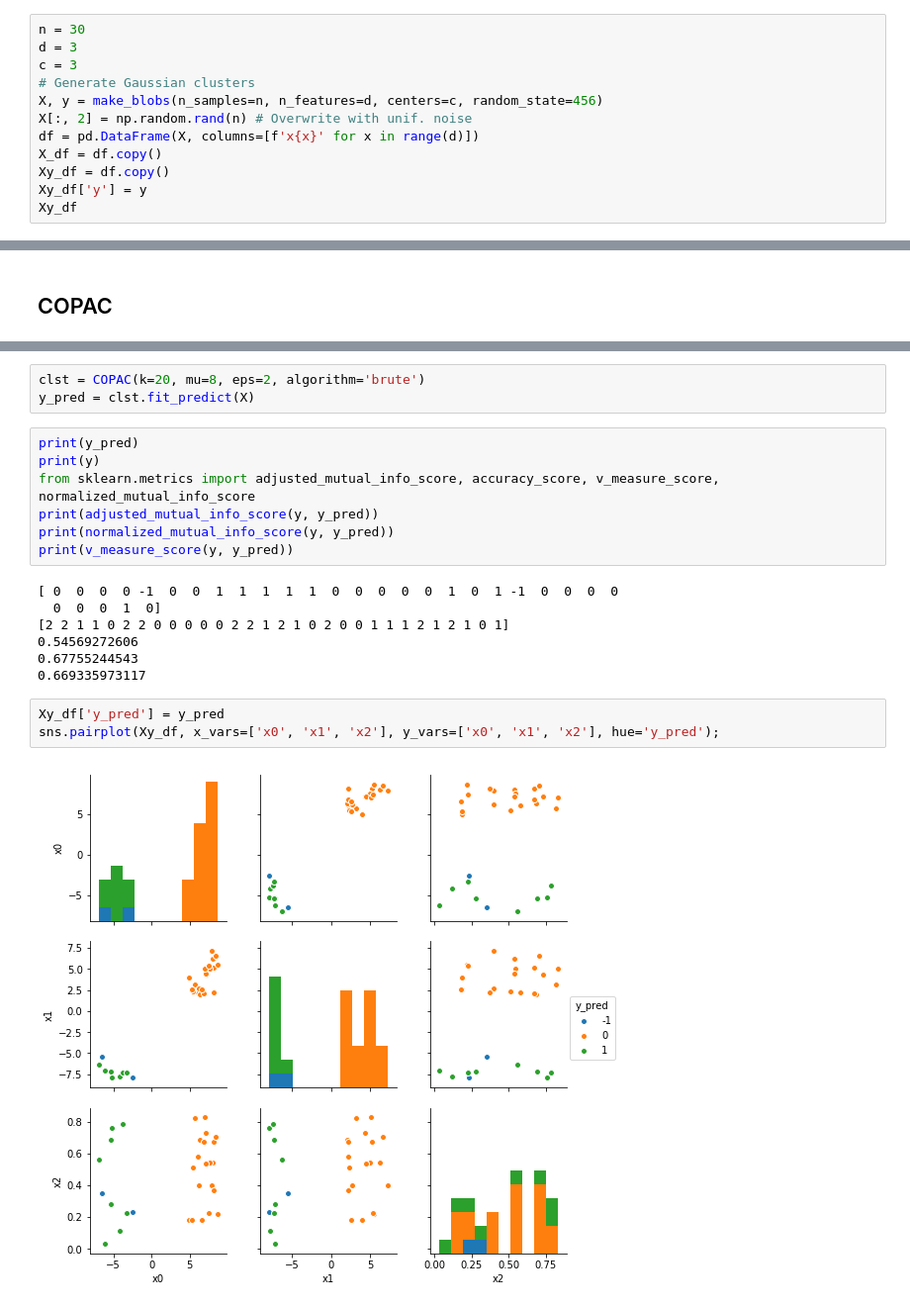
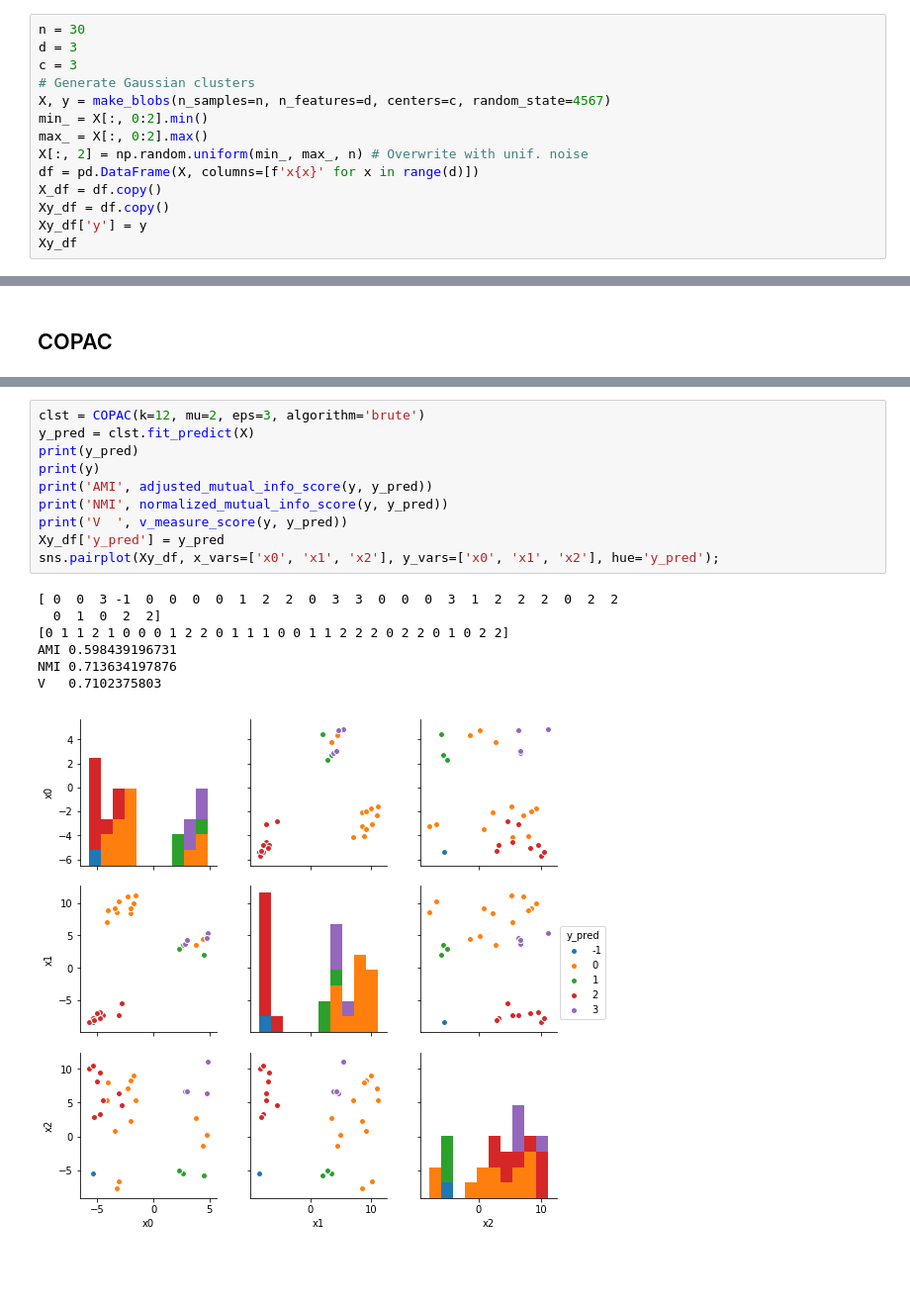
Before and after one commit to VarIr/copac, a Jupyter notebook: snippets.ipynb, the cells around one changed output, grey strips where cells are left out. Shown at 99% size. Saved outputs shown, nothing was run; the diff lists cells and outputs as text; blank space fills up the shorter version.

```diff
--- a/snippets.ipynb
+++ b/snippets.ipynb
@@ -59,8 +62,10 @@ n = 30
 d = 3
 c = 3
 # Generate Gaussian clusters
-X, y = make_blobs(n_samples=n, n_features=d, centers=c, random_state=456)
-X[:, 2] = np.random.rand(n) # Overwrite with unif. noise
+X, y = make_blobs(n_samples=n, n_features=d, centers=c, random_state=4567)
+min_ = X[:, 0:2].min()
+max_ = X[:, 0:2].max()
+X[:, 2] = np.random.uniform(min_, max_, n) # Overwrite with unif. noise
 df = pd.DataFrame(X, columns=[f'x{x}' for x in range(d)])
 X_df = df.copy()
 Xy_df = df.copy()
@@ -389,22 +113,18 @@ array([[  0.        ,   1.32500176,   3.4490895 ,   3.55951403,
-# %%
-clst = COPAC(k=20, mu=8, eps=2, algorithm='brute')
-y_pred = clst.fit_predict(X)
-# %%
-print(y_pred)
-print(y)
-from sklearn.metrics import adjusted_mutual_info_score, accuracy_score, v_measure_score, normalized_mutual_info_score
-print(adjusted_mutual_info_score(y, y_pred))
-print(normalized_mutual_info_score(y, y_pred))
-print(v_measure_score(y, y_pred))
-# %% [output]
-[ 0  0  0  0 -1  0  0  1  1  1  1  1  0  0  0  0  0  1  0  1 -1  0  0  0  0
-  0  0  0  1  0]
-[2 2 1 1 0 2 2 0 0 0 0 0 2 2 1 2 1 0 2 0 0 1 1 1 2 1 2 1 0 1]
-0.54569272606
-0.67755244543
-0.669335973117
 # %%
+clst = COPAC(k=12, mu=2, eps=3, algorithm='brute')
+y_pred = clst.fit_predict(X)
+print(y_pred)
+print(y)
+print('AMI', adjusted_mutual_info_score(y, y_pred))
+print('NMI', normalized_mutual_info_score(y, y_pred))
+print('V  ', v_measure_score(y, y_pred))
 Xy_df['y_pred'] = y_pred
 sns.pairplot(Xy_df, x_vars=['x0', 'x1', 'x2'], y_vars=['x0', 'x1', 'x2'], hue='y_pred');
 # %% [output]
+[ 0  0  3 -1  0  0  0  0  1  2  2  0  3  3  0  0  0  3  1  2  2  2  0  2  2
+  0  1  0  2  2]
+[0 1 1 2 1 0 0 0 1 2 2 0 1 1 1 0 0 1 1 2 2 2 0 2 2 0 1 0 2 2]
+AMI 0.598439196731
+NMI 0.713634197876
+V   0.7102375803
-[figure, old version]
+[figure, new version]
```
Also changed, not shown: parts of 7 cells of this notebook.
